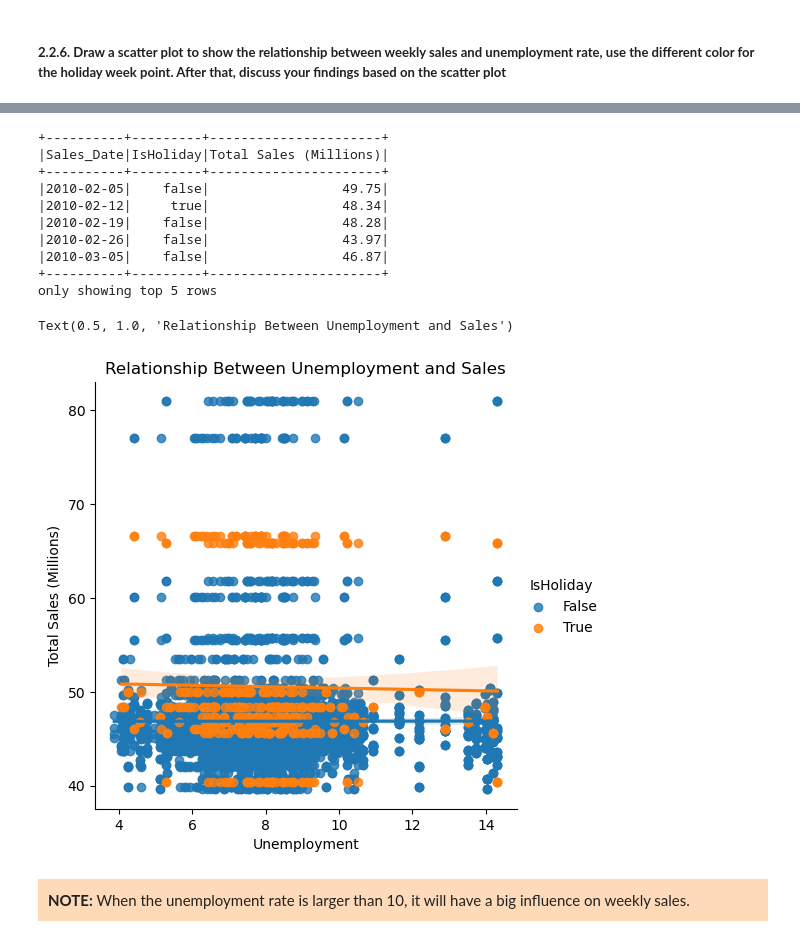
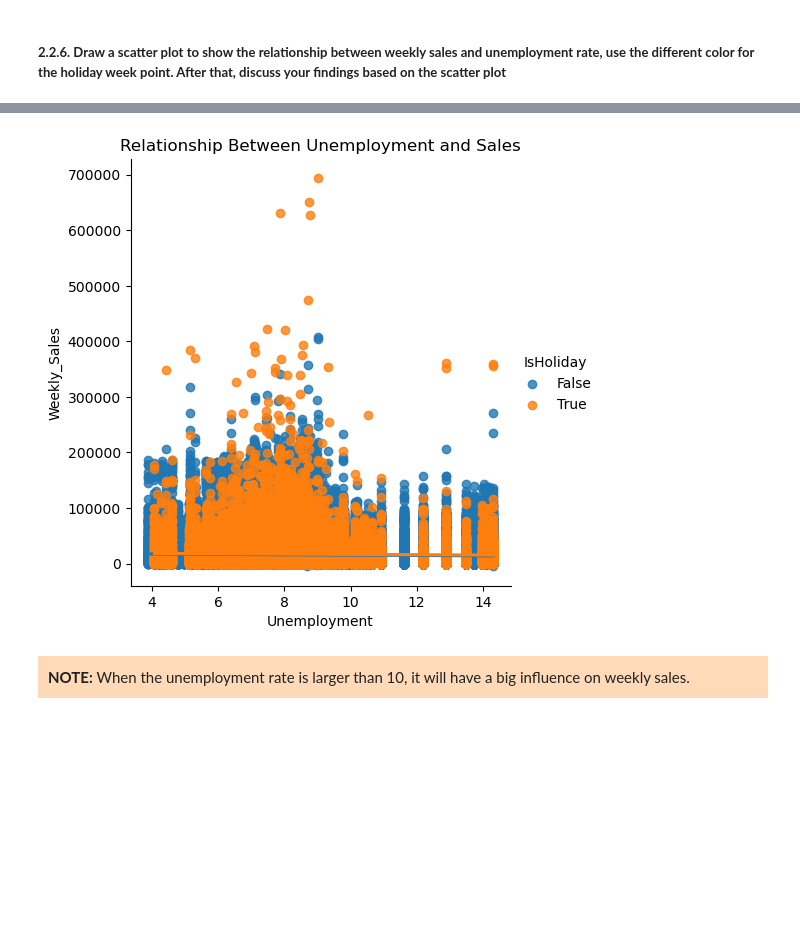
Before and after one commit to pampagrimaldi/FIT5202-Assignment1, a Jupyter notebook: A1_32980523.ipynb, the cells around one changed output, grey strips where cells are left out. Cells and saved outputs as stored; diff of their text form; code cells hidden in the pictures; blank space fills up the shorter version.

```diff
--- a/A1_32980523.ipynb
+++ b/A1_32980523.ipynb
@@ -582,26 +600,22 @@ only showing top 5 rows
-# %%
-# First the weekly sales need to be aggregated by week, not by store
-df_sales_byweek = (
-    df_sales.groupby("Date", "IsHoliday")
-    .agg(F.sum("Weekly_Sales").alias("Total Sales (Millions)"))
-    .withColumn(
-        "Total Sales (Millions)", F.bround(
-            col("Total Sales (Millions)") / 10**6, 2)
-    )
-    .orderBy("Date")
-    .withColumnRenamed("Date", "Sales_Date")
-)
-# check
-df_sales_byweek.show(5)
-# %% [output]
-+----------+---------+----------------------+
-|Sales_Date|IsHoliday|Total Sales (Millions)|
-+----------+---------+----------------------+
-|2010-02-05|    false|                 49.75|
-|2010-02-12|     true|                 48.34|
-|2010-02-19|    false|                 48.28|
-|2010-02-26|    false|                 43.97|
-|2010-03-05|    false|                 46.87|
-+----------+---------+----------------------+
-only showing top 5 rows
+# %%
+# First the weekly sales need to be aggregated by week, not by store
+df_plot = (df_features
+           .join(df_sales.select('Date', 'Weekly_Sales', 'Store'),
+                 ['Store', 'Date'], 'left')
+           .select('Weekly_Sales','Unemployment','IsHoliday')
+           .toPandas()
+           )
+# %%
+# export to Pandas
+import seaborn as sns
+
+# use the function regplot to make a scatterplot
+
+sns.lmplot(
+    df_plot, y="Weekly_Sales", x="Unemployment", hue="IsHoliday"
+)
+
+plt.title("Relationship Between Unemployment and Sales");
+# %% [output]
+[figure, added]
 # %%
@@ -617,17 +632,3 @@ df_sales_byweek2 = (
-# %%
-# export to Pandas
-import seaborn as sns
-
-# use the function regplot to make a scatterplot
-
-sns.lmplot(
-    df_sales_byweek2, y="Total Sales (Millions)", x="Unemployment", hue="IsHoliday"
-)
-
-plt.title("Relationship Between Unemployment and Sales")
-# %% [output]
-Text(0.5, 1.0, 'Relationship Between Unemployment and Sales')
-[figure, removed]
 # %% [markdown]
 <div style="background:rgba(255,181,116,0.5);padding:10px">
     <strong>NOTE:</strong> When the unemployment rate is larger than 10, it will have a big influence on weekly sales.
```
Also changed, not shown: parts of 13 cells of this notebook.
